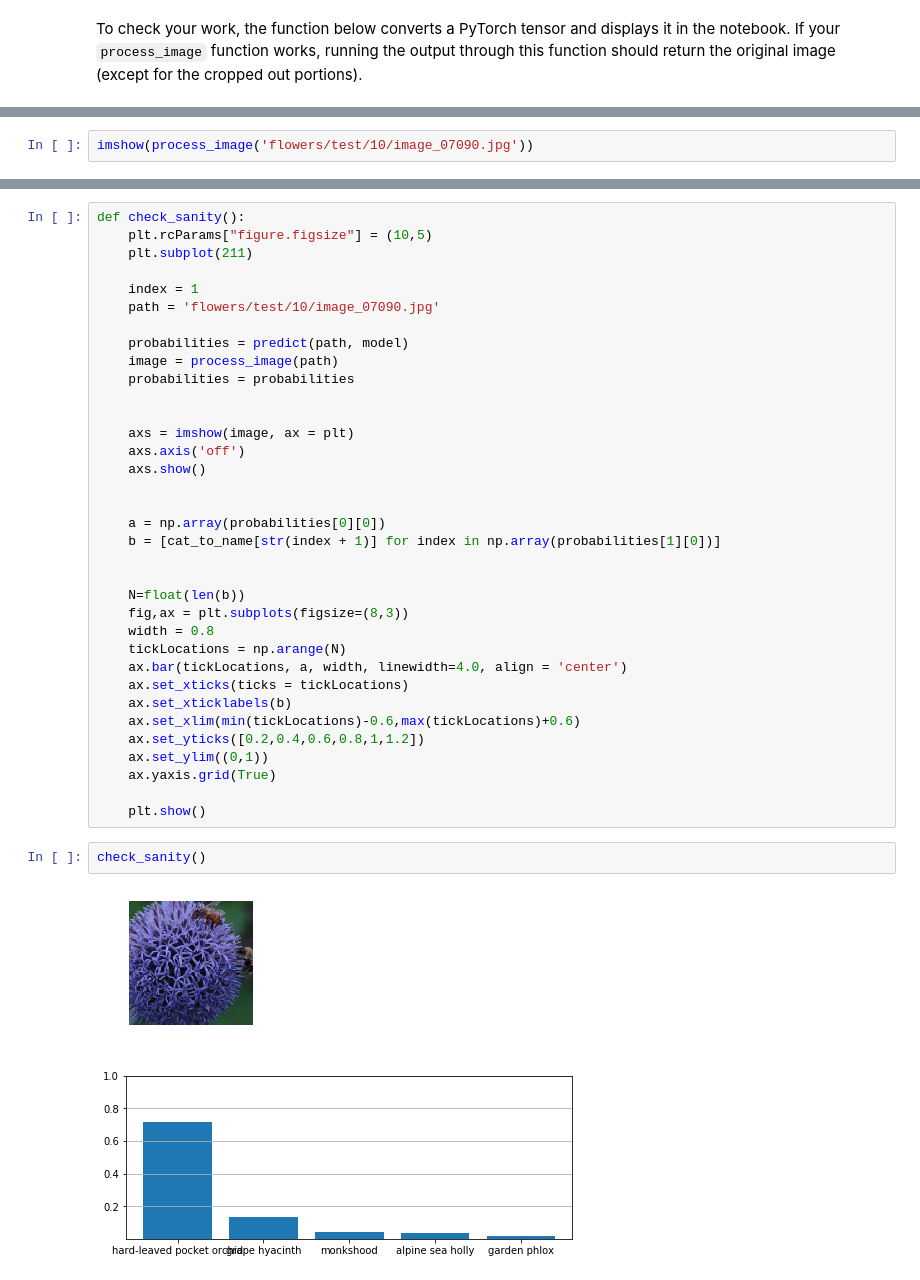
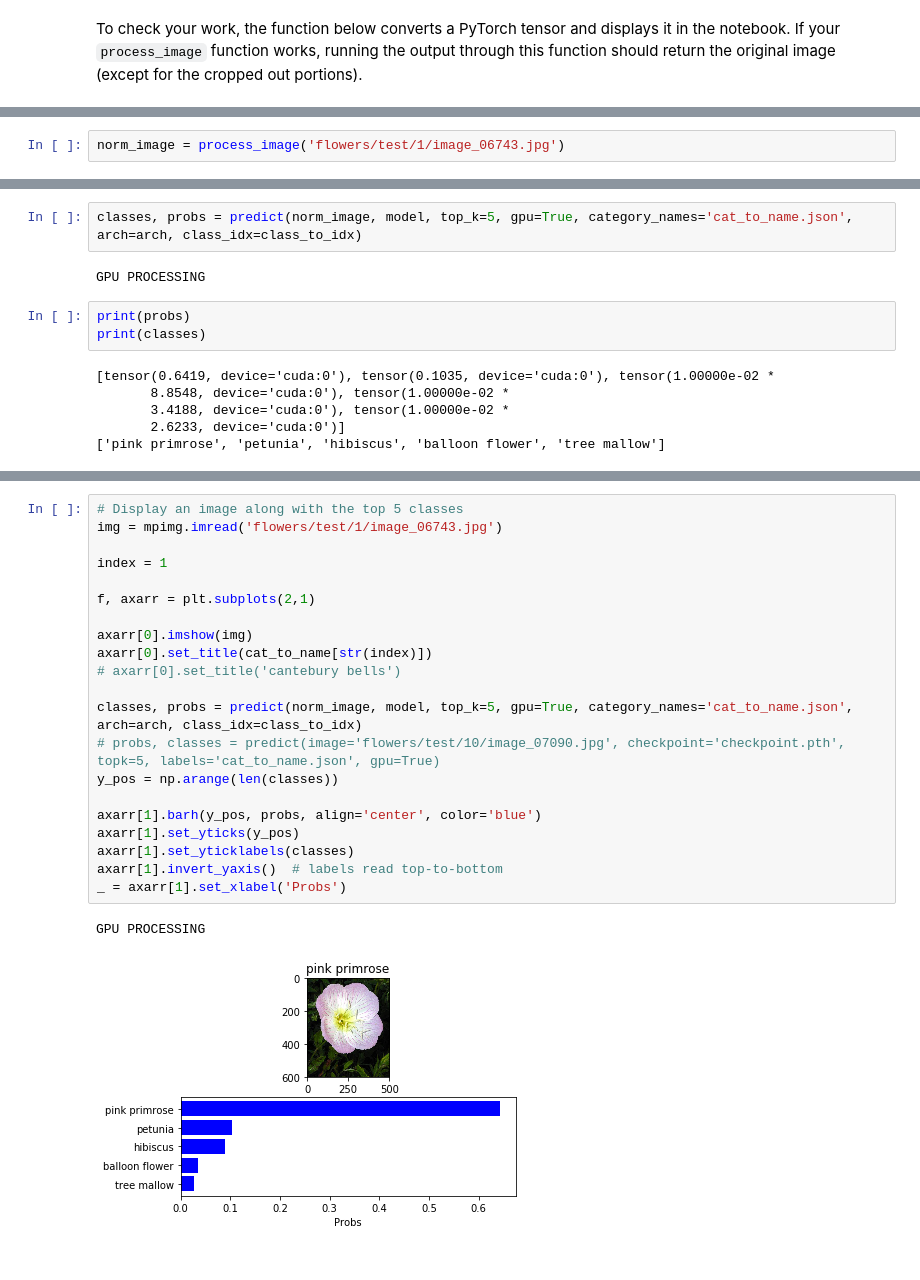
Before and after one commit to mmcquade11/aipnd-udacity, a Jupyter notebook: Image Classifier Project.ipynb, the cells around one changed output, grey strips where cells are left out. Cells and saved outputs as stored; diff of their text form.

```diff
--- a/Image Classifier Project.ipynb
+++ b/Image Classifier Project.ipynb
@@ -459,2 +525,2 @@ def imshow(image, ax=None, title=None):
 # %%
-imshow(process_image('flowers/test/10/image_07090.jpg'))
+norm_image = process_image('flowers/test/1/image_06743.jpg')
@@ -505,3 +527,16 @@ tensor([[  1,  24,   8,  34,  31]], device='cuda:0')
+# %%
+classes, probs = predict(norm_image, model, top_k=5, gpu=True, category_names='cat_to_name.json', arch=arch, class_idx=class_to_idx)
+# %% [output]
+GPU PROCESSING
+# %%
+print(probs)
+print(classes)
+# %% [output]
+[tensor(0.6419, device='cuda:0'), tensor(0.1035, device='cuda:0'), tensor(1.00000e-02 *
+       8.8548, device='cuda:0'), tensor(1.00000e-02 *
+       3.4188, device='cuda:0'), tensor(1.00000e-02 *
+       2.6233, device='cuda:0')]
+['pink primrose', 'petunia', 'hibiscus', 'balloon flower', 'tree mallow']
 # %% [markdown]
 ## Sanity Checking
 
@@ -510,43 +545,27 @@ Now that you can use a trained model for predictions, check to make sure it make
 <img src='assets/inference_example.png' width=300px>
 
 You can convert from the class integer encoding to actual flower names with the `cat_to_name.json` file (should have been loaded earlier in the notebook). To show a PyTorch tensor as an image, use the `imshow` function defined above.
-# %%
-def check_sanity():
-    plt.rcParams["figure.figsize"] = (10,5)
-    plt.subplot(211)
-
-    index = 1
-    path = 'flowers/test/10/image_07090.jpg'
-
-    probabilities = predict(path, model)
-    image = process_image(path)
-    probabilities = probabilities
-
-
-    axs = imshow(image, ax = plt)
-    axs.axis('off')
-    axs.show()
-
-
-    a = np.array(probabilities[0][0])
-    b = [cat_to_name[str(index + 1)] for index in np.array(probabilities[1][0])]
-
-
-    N=float(len(b))
-    fig,ax = plt.subplots(figsize=(8,3))
-    width = 0.8
-    tickLocations = np.arange(N)
-    ax.bar(tickLocations, a, width, linewidth=4.0, align = 'center')
-    ax.set_xticks(ticks = tickLocations)
-    ax.set_xticklabels(b)
-    ax.set_xlim(min(tickLocations)-0.6,max(tickLocations)+0.6)
-    ax.set_yticks([0.2,0.4,0.6,0.8,1,1.2])
-    ax.set_ylim((0,1))
-    ax.yaxis.grid(True)
-
-    plt.show()
-# %%
-check_sanity()
-# %% [output]
-[figure, removed]
-[figure, removed]
+# %%
+# Display an image along with the top 5 classes
+img = mpimg.imread('flowers/test/1/image_06743.jpg')
+
+index = 1
+
+f, axarr = plt.subplots(2,1)
+
+axarr[0].imshow(img)
+axarr[0].set_title(cat_to_name[str(index)])
+# axarr[0].set_title('cantebury bells')
+
+classes, probs = predict(norm_image, model, top_k=5, gpu=True, category_names='cat_to_name.json', arch=arch, class_idx=class_to_idx)
+# probs, classes = predict(image='flowers/test/10/image_07090.jpg', checkpoint='checkpoint.pth', topk=5, labels='cat_to_name.json', gpu=True)
+y_pos = np.arange(len(classes))
+
+axarr[1].barh(y_pos, probs, align='center', color='blue')
+axarr[1].set_yticks(y_pos)
+axarr[1].set_yticklabels(classes)
+axarr[1].invert_yaxis()  # labels read top-to-bottom
+_ = axarr[1].set_xlabel('Probs')
+# %% [output]
+GPU PROCESSING
+[figure, added]
```
Also changed, not shown: parts of 14 cells of this notebook.
